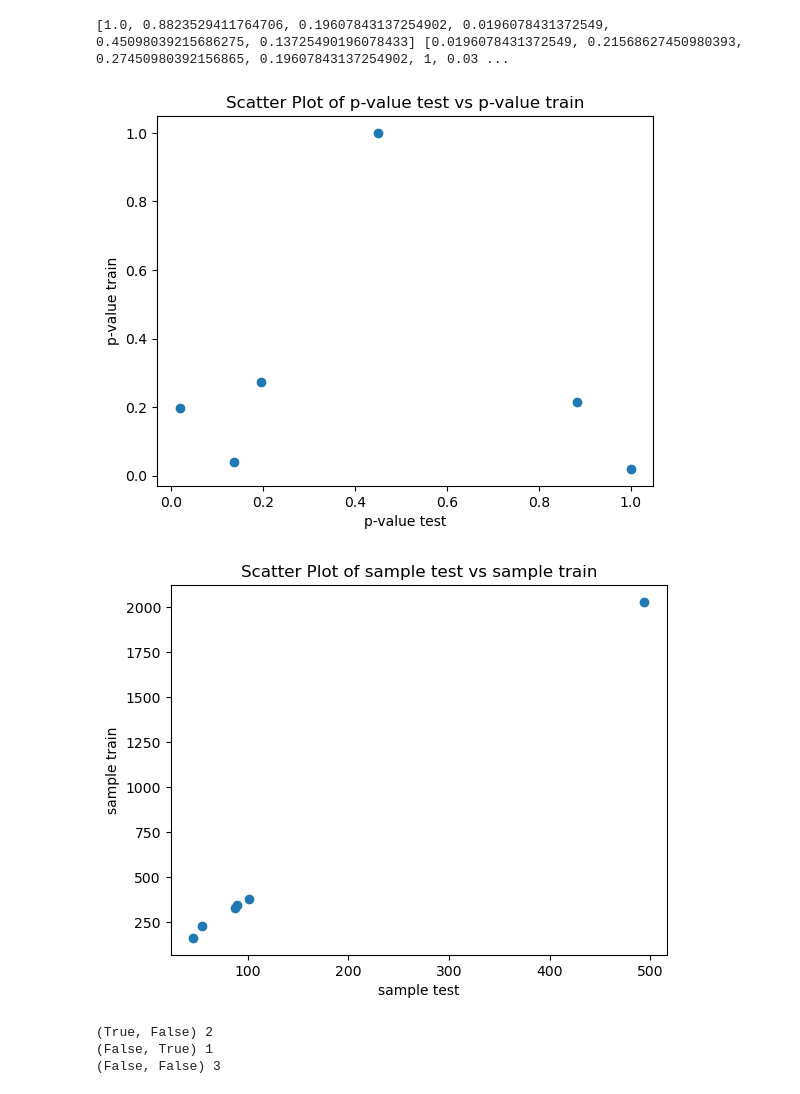
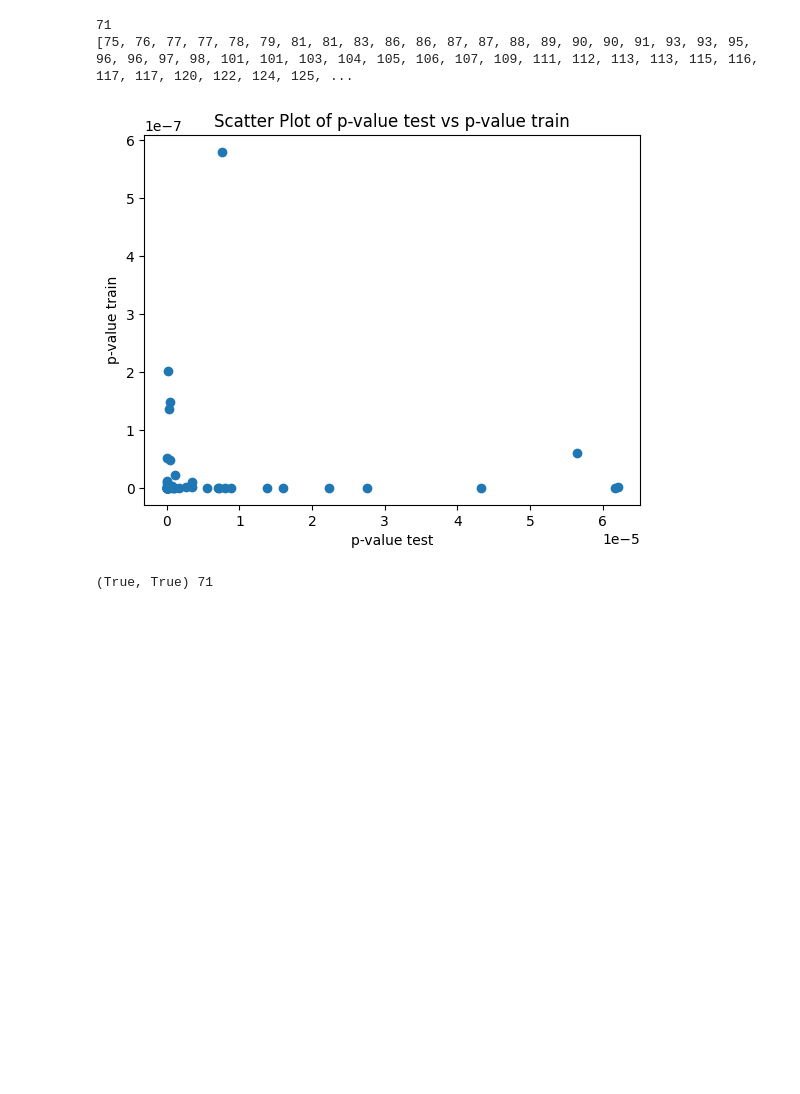
Before and after one commit to Giancarlo-Catalano/PSSearch, a Jupyter notebook: Gian_experimental/OR/match_most.ipynb, the cells around one changed output. Saved outputs shown, nothing was run; the diff lists cells and outputs as text; code cells hidden in the pictures; blank space fills up the shorter version.

```diff
--- a/Gian_experimental/OR/match_most.ipynb
+++ b/Gian_experimental/OR/match_most.ipynb
@@ -247,7 +223,8 @@ from PolishSystem.OperatorsBasedOnSimilarities.similarities_utils import gian_ge
 from PolishSystem.read_data import get_pRef_from_vectors
 import os
 
-dir_250 = r"C:\Users\gac8\PycharmProjects\PSSearch\data\retail_forecasting\250"
+#dir_250 = r"C:\Users\gac8\PycharmProjects\PSSearch\data\retail_forecasting\250"
+dir_250 = r"/Users/gian/PycharmProjects/PSSearch/data/retail_forecasting/250"
 
 def in_250(path):
     return os.path.join(dir_250, path)
@@ -264,15 +241,12 @@ train_sPRef = SPRef.from_pRef(train_pRef)
 test_sPRef = SPRef.from_pRef(test_pRef)
 
 
-threshold = 0.8
+threshold = 3
 
 train_mean_fitness = make_mean_fitness(train_sPRef, threshold=threshold)
 train_atomicity = make_similarity_atomicity(similarities)
-train_consistency = make_consistency_metric(train_sPRef, threshold=0.5, must_match_at_least=3)
 train_consistency_and_sample = make_consistency_metric_with_sample_size(train_sPRef, threshold=threshold, must_match_at_least=3)
 train_min_and_sample = make_min_metric_with_sample_size(train_sPRef, threshold=threshold)
-
-test_consistency = make_consistency_metric(test_sPRef, threshold=threshold, must_match_at_least=100)
 # %%
 
 
@@ -319,6 +302,7 @@ algorithm = NSGAIICustom(sampling=traditional_sampling,
 if True:
     results = algorithm.run()
 
-    print(results)
+    for result in results:
+        print(result)
 # %% [output]
 NSGAIICustom -> Beginning of NC process
@@ -341,42 +325,48 @@ NSGAIICustom -> Used evals: 10104
+# %%
+print(len(results))
+
+good_results = [result for result in results
+                if result.fitnesses[1] < 0.05
+                if result.fitnesses[2] < 0]
+
+results.sort(key=lambda x: x.fitnesses[0], reverse=True)
+print([len(result.solution) for result in results])
+# %% [output]
+71
+[75, 76, 77, 77, 78, 79, 81, 81, 83, 86, 86, 87, 87, 88, 89, 90, 90, 91, 93, 93, 95, 96, 96, 97, 98, 101, 101, 103, 104, 105, 106, 107, 109, 111, 112, 113, 113, 115, 116, 117, 117, 120, 122, 124, 125, ...
 # %%
 import utils
-test_consistency = make_consistency_metric(test_sPRef, threshold=0.5, must_match_at_least=10)
+test_consistency_and_sample = make_consistency_metric_with_sample_size(test_sPRef, threshold=threshold, must_match_at_least=3)
+train_consistency_and_sample = make_consistency_metric_with_sample_size(train_sPRef, threshold=threshold, must_match_at_least=3)
 p_values_on_train = [train_consistency_and_sample(solution.solution)[0] for solution in results]
-p_values_on_test = [test_consistency(ps.solution) for ps in results]
+p_values_on_test = [test_consistency_and_sample(ps.solution)[0] for ps in results]
 
 
 
-def ss(ps, given_sPRef):
-    return len(given_sPRef.get_matching_fitnesses(ps, threshold = 0.5))
-
-ss_on_train = [ss(ps.solution, train_sPRef) for ps in results if len(ps.solution)> 0]
-ss_on_test = [ss(ps.solution, test_sPRef) for ps in results if len(ps.solution)> 0]
-
-print((p_values_on_test), (p_values_on_train))
+#print((p_values_on_test), (p_values_on_train))
+# for ps in results:
+#     p_value_train, sample_train = train_consistency_and_sample(ps.solution)
+#     p_value_test, sample_test = test_consistency_and_sample(ps.solution)
+#
+#     print(f"For ps of size {len(ps.solution)}, {sample_train/train_pRef.sample_size:.4f}, {sample_test/test_pRef.sample_size:.4f}")
 utils.simple_scatterplot(xs=p_values_on_test, ys=p_values_on_train, x_label="p-value test", y_label="p-value train")
-utils.simple_scatterplot(xs=ss_on_test, ys=ss_on_train, x_label="sample test", y_label="sample train")
 
 for item in results:
     ps = item.solution
 
 def count_frequencies(iterable):
-
     iterable_list = list(iterable)
     counts = {item: iterable_list.count(item)
               for item in set(iterable)}
 
     for key, count in counts.items():
         print(key, count)
 
 
 
 combinations = [(on_train < 0.05, on_test < 0.05) for on_train, on_test in zip(p_values_on_train, p_values_on_test)]
 
 count_frequencies(combinations)
 # %% [output]
+[figure, new version]
-[1.0, 0.8823529411764706, 0.19607843137254902, 0.0196078431372549, 0.45098039215686275, 0.13725490196078433] [0.0196078431372549, 0.21568627450980393, 0.27450980392156865, 0.19607843137254902, 1, 0.03 ...
+(True, True) 71
-[figure, old version]
-[figure, removed]
-(True, False) 2
-(False, True) 1
-(False, False) 3
```
Also changed, not shown: parts of 8 cells of this notebook, 1 other file.
